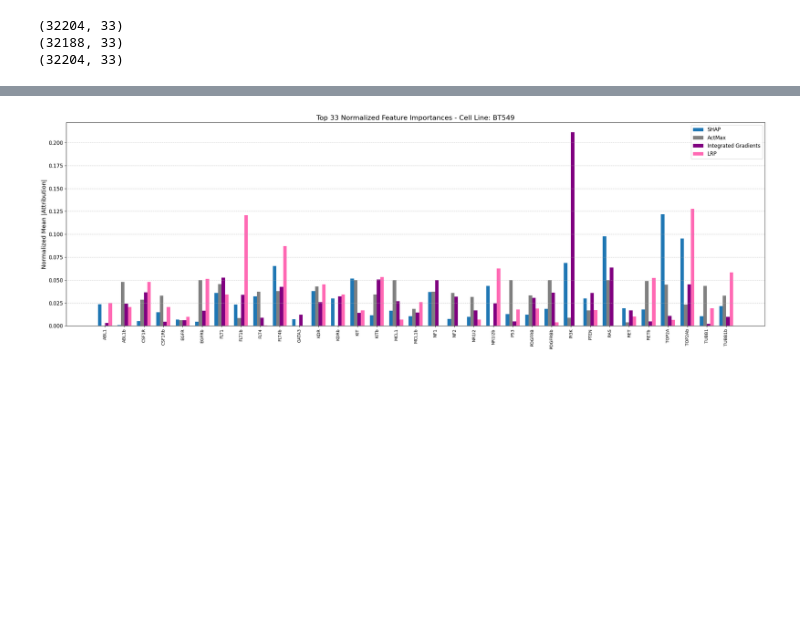
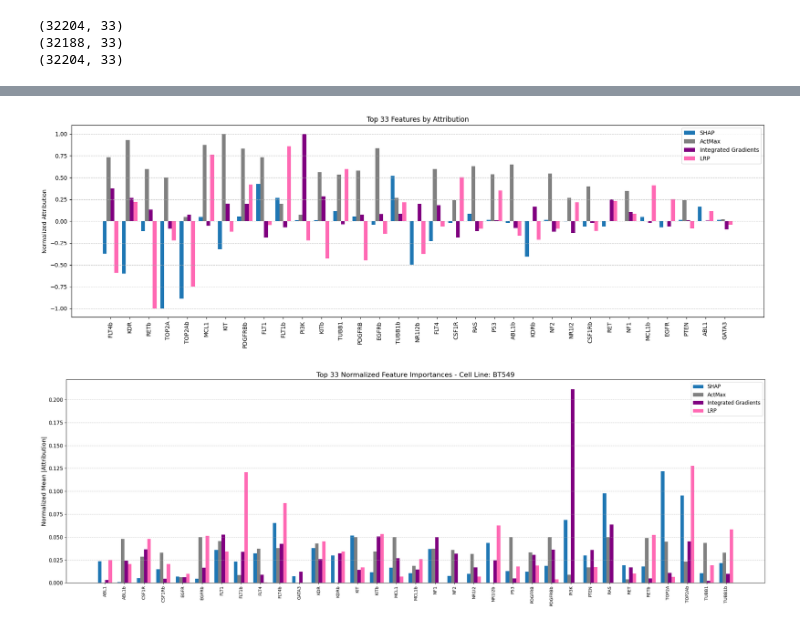
Before and after one commit to Hrishikesh332/Drug-Inhibitor-Cancer-Treatment, a Jupyter notebook: explainability/notebooks/explainability-biomining_all.ipynb, the cells around one changed output, grey strips where cells are left out. Cells and saved outputs as stored; diff of their text form; code cells hidden in the pictures; blank space fills up the shorter version.

Commit message:
Uniformed comparison plots

```diff
--- a/explainability/notebooks/explainability-biomining_all.ipynb
+++ b/explainability/notebooks/explainability-biomining_all.ipynb
@@ -126,3 +41,57 @@ plot_feature_importance_by_cell_line(
+# %%
+import numpy as np
+import matplotlib.pyplot as plt
+
+def normalize_and_rescale(arr):
+    mean_vals = np.mean(arr, axis=0)
+    normed = mean_vals / np.sum(np.abs(mean_vals))
+    return normed / np.max(np.abs(normed))
+
+# Normalize each method
+shap_norm = normalize_and_rescale(shap_values)
+ig_norm = normalize_and_rescale(ig_values)
+lrp_norm = normalize_and_rescale(lrp_values)
+
+am_norm = am_prototype / np.sum(np.abs(am_prototype))
+am_norm = am_norm / np.max(np.abs(am_norm))
+
+# Mean importance to select top-k features
+mean_importance = (
+    np.abs(shap_norm) + np.abs(ig_norm) + np.abs(lrp_norm) + np.abs(am_norm)
+) / 4.0
+top_k = 33
+top_indices = np.argsort(mean_importance)[-top_k:][::-1]
+
+# Extract top-k values
+x = np.arange(top_k)
+shap_top = shap_norm[top_indices]
+am_top = am_norm[top_indices]
+ig_top = ig_norm[top_indices]
+lrp_top = lrp_norm[top_indices]
+feature_names_top = [feature_names[i] for i in top_indices]
+
+# Plot settings
+width = 0.2
+methods = ['SHAP', 'ActMax', 'Integrated Gradients', 'LRP']
+colors = ['#1f77b4', 'gray', 'purple', 'hotpink']
+
+fig, ax = plt.subplots(figsize=(18, 6))
+ax.bar(x - 1.5*width, shap_top, width, label='SHAP', color=colors[0])
+ax.bar(x - 0.5*width, am_top, width, label='ActMax', color=colors[1])
+ax.bar(x + 0.5*width, ig_top, width, label='Integrated Gradients', color=colors[2])
+ax.bar(x + 1.5*width, lrp_top, width, label='LRP', color=colors[3])
+
+ax.set_ylabel('Normalized Attribution')
+ax.set_title(f'Top {top_k} Features by Attribution')
+ax.set_xticks(x)
+ax.set_xticklabels(feature_names_top, rotation=90)
+ax.legend()
+ax.grid(True, axis='y', linestyle='--', alpha=0.7)
+
+plt.tight_layout()
+plt.show()
+# %% [output]
+[figure, added]
 # %%
 from explainability.data_utils import load_biomining_cell_line_data
 import numpy as np
```
Also changed, not shown: parts of 3 cells of this notebook.
